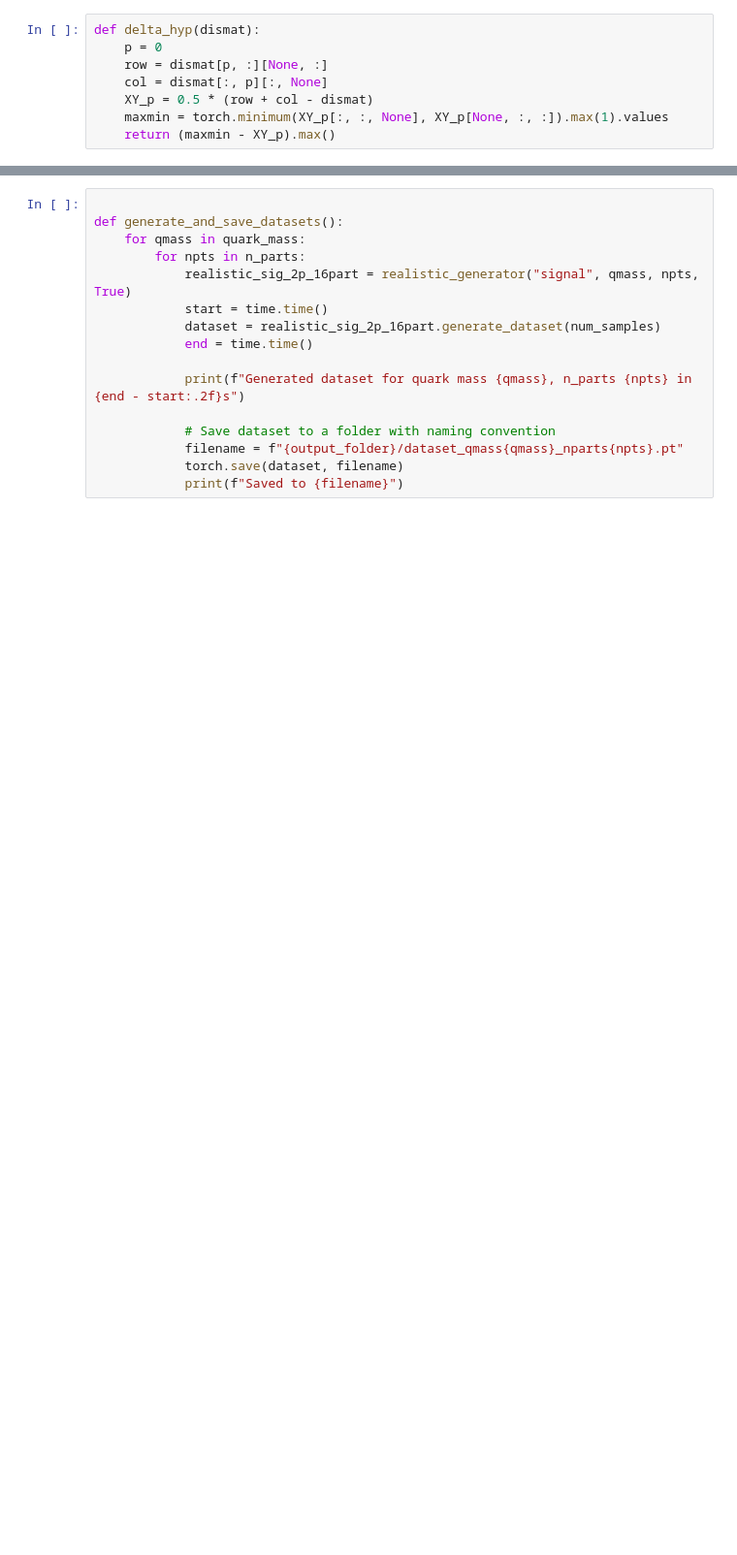
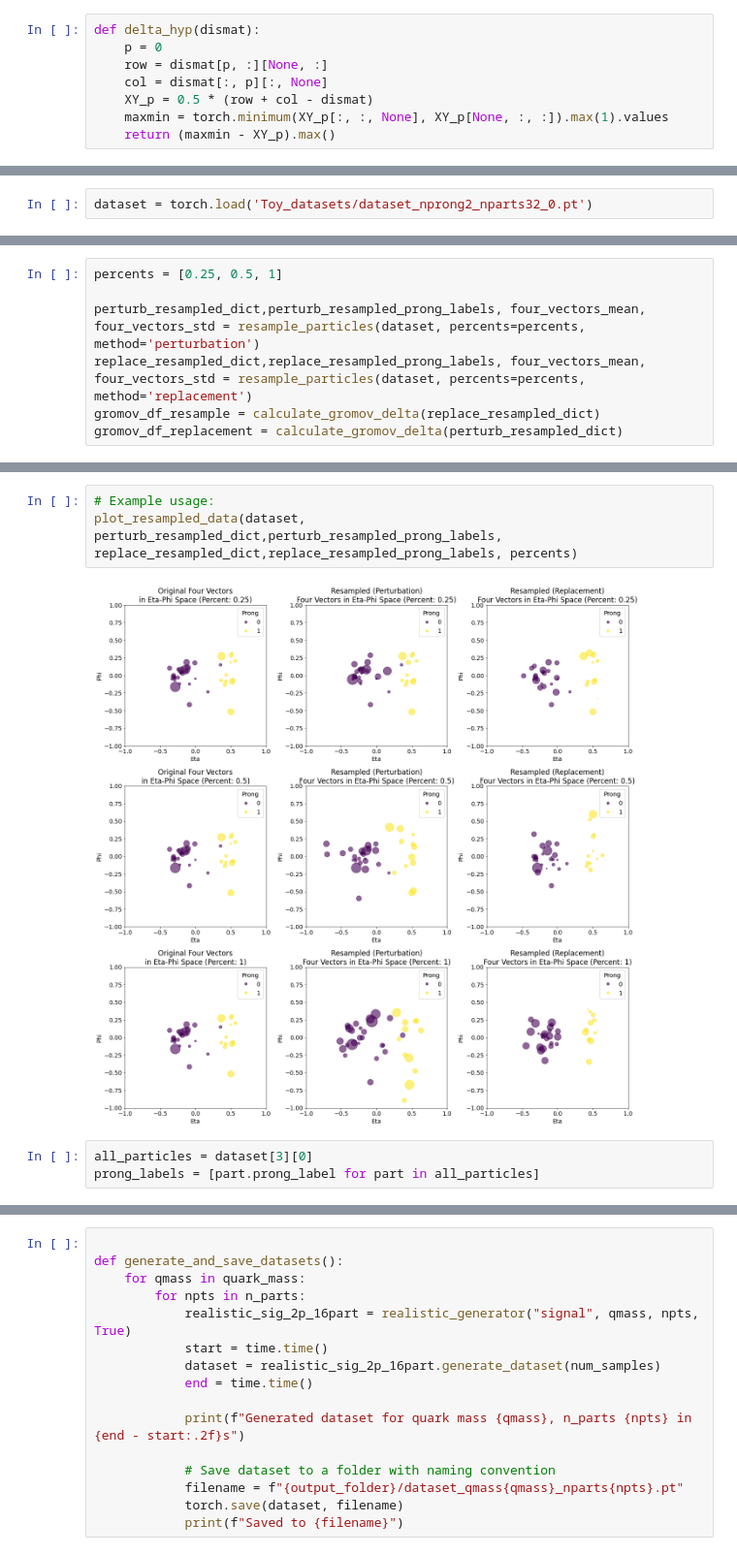
Before and after one commit to nswood/ToyJetGenerator, a Jupyter notebook: Testing_Gromov_Delta_Toy.ipynb, the cells around one changed output, grey strips where cells are left out. Shown at 97% size. Saved outputs shown, nothing was run; the diff lists cells and outputs as text; blank space fills up the shorter version.

Commit message:
resampling methods to regular hierarchical structure

```diff
--- a/Testing_Gromov_Delta_Toy.ipynb
+++ b/Testing_Gromov_Delta_Toy.ipynb
@@ -38,0 +20,2 @@ event : 0
+# %%
+dataset = torch.load('Toy_datasets/dataset_nprong2_nparts32_0.pt')
@@ -38,0 +254,7 @@ event : 0
+# %%
+percents = [0.25, 0.5, 1]
+
+perturb_resampled_dict,perturb_resampled_prong_labels, four_vectors_mean, four_vectors_std = resample_particles(dataset, percents=percents, method='perturbation')
+replace_resampled_dict,replace_resampled_prong_labels, four_vectors_mean, four_vectors_std = resample_particles(dataset, percents=percents, method='replacement')
+gromov_df_resample = calculate_gromov_delta(replace_resampled_dict)
+gromov_df_replacement = calculate_gromov_delta(perturb_resampled_dict)
@@ -38,0 +334,8 @@ event : 0
+# %%
+# Example usage:
+plot_resampled_data(dataset, perturb_resampled_dict,perturb_resampled_prong_labels, replace_resampled_dict,replace_resampled_prong_labels, percents)
+# %% [output]
+[figure, added]
+# %%
+all_particles = dataset[3][0]
+prong_labels = [part.prong_label for part in all_particles]
```
Also changed, not shown: parts of 12 cells of this notebook.
